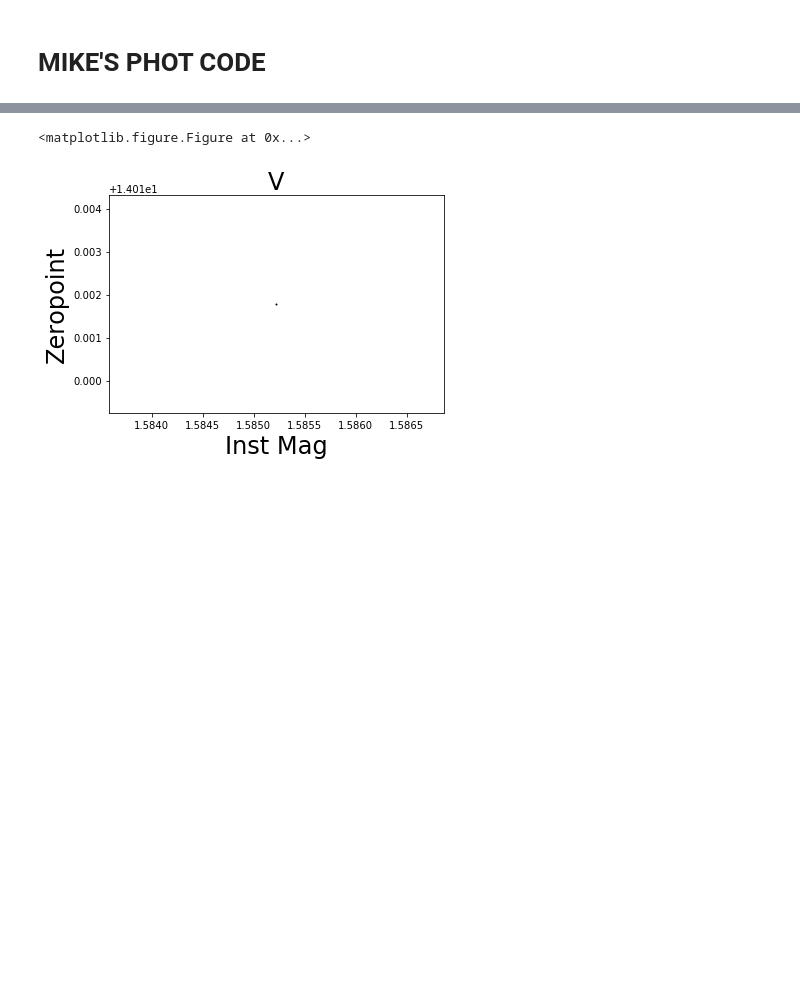
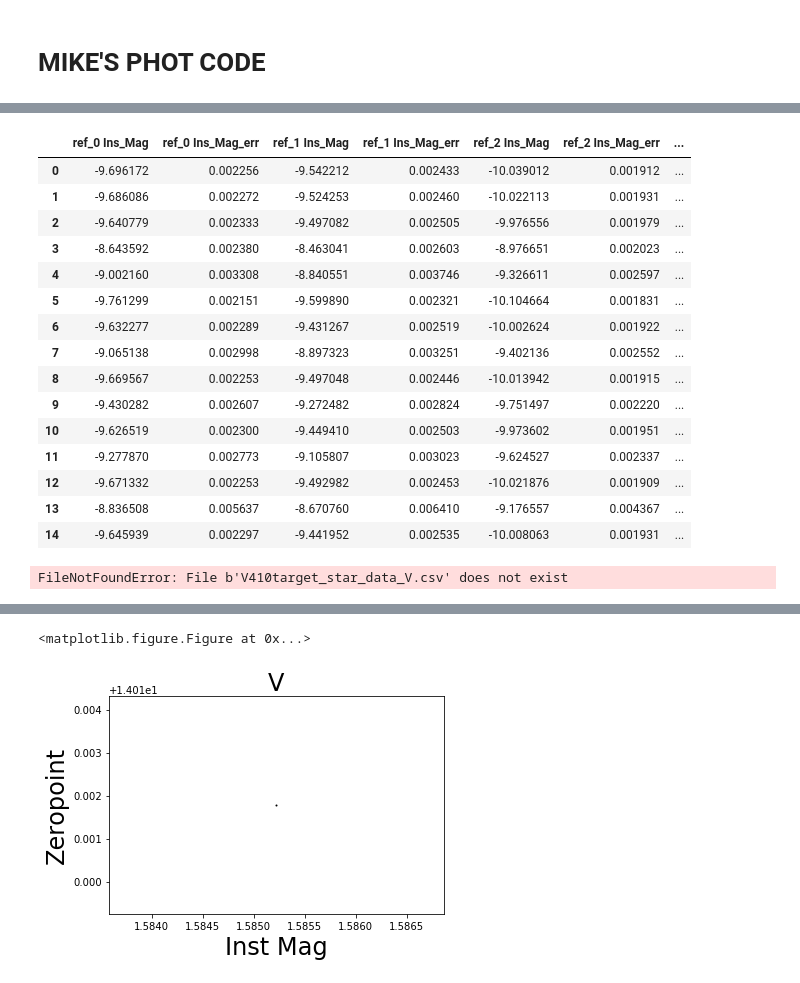
Before and after one commit to spacemira/Independent_Study_2018, a Jupyter notebook: Science2.ipynb, the cells around one changed output, grey strips where cells are left out. Saved outputs shown, nothing was run; the diff lists cells and outputs as text; code cells hidden in the pictures; blank space fills up the shorter version.

```diff
--- a/Science2.ipynb
+++ b/Science2.ipynb
@@ -28,12 +33,14 @@ from photutils import DAOStarFinder,aperture_photometry, CircularAperture, Circu
 # %%
 direct = os.getcwd()
 field = 'V410'
+year = '2018'
+
 if field in ('V410', 'HL Tau'):
     fieldname = field
 else:
     fieldname = 'Std/HG87'
 
-image = glob.glob(direct+'/Data/'+field+'*coord*.fit*') #image with coordinates
+image = glob.glob(direct+'/Data/'+field+'*'+year+'*coord*.fit*') #image with coordinates
 
 datadir = direct+'/Data/'
 
@@ -773,0 +899,31 @@ AIJ_form.to_csv(field+'_'+filtname+'_AIJ.csv')
+# %%
+ref_stars[ref_ins_col]
+# %% [output]
+|  | ref_0 Ins_Mag | ref_0 Ins_Mag_err | ref_1 Ins_Mag | ref_1 Ins_Mag_err | ref_2 Ins_Mag | ref_2 Ins_Mag_err | ... |
+| 0 | -9.696172 | 0.002256 | -9.542212 | 0.002433 | -10.039012 | 0.001912 | ... |
+| 1 | -9.686086 | 0.002272 | -9.524253 | 0.002460 | -10.022113 | 0.001931 | ... |
+| 2 | -9.640779 | 0.002333 | -9.497082 | 0.002505 | -9.976556 | 0.001979 | ... |
+| 3 | -8.643592 | 0.002380 | -8.463041 | 0.002603 | -8.976651 | 0.002023 | ... |
+| 4 | -9.002160 | 0.003308 | -8.840551 | 0.003746 | -9.326611 | 0.002597 | ... |
+| 5 | -9.761299 | 0.002151 | -9.599890 | 0.002321 | -10.104664 | 0.001831 | ... |
+| 6 | -9.632277 | 0.002289 | -9.431267 | 0.002519 | -10.002624 | 0.001922 | ... |
+| 7 | -9.065138 | 0.002998 | -8.897323 | 0.003251 | -9.402136 | 0.002552 | ... |
+| 8 | -9.669567 | 0.002253 | -9.497048 | 0.002446 | -10.013942 | 0.001915 | ... |
+| 9 | -9.430282 | 0.002607 | -9.272482 | 0.002824 | -9.751497 | 0.002220 | ... |
+| 10 | -9.626519 | 0.002300 | -9.449410 | 0.002503 | -9.973602 | 0.001951 | ... |
+| 11 | -9.277870 | 0.002773 | -9.105807 | 0.003023 | -9.624527 | 0.002337 | ... |
+| 12 | -9.671332 | 0.002253 | -9.492982 | 0.002453 | -10.021876 | 0.001909 | ... |
+| 13 | -8.836508 | 0.005637 | -8.670760 | 0.006410 | -9.176557 | 0.004367 | ... |
+| 14 | -9.645939 | 0.002297 | -9.441952 | 0.002535 | -10.008063 | 0.001931 | ... |
+# %%
+filters = ['V','R','I']
+coul = 'g','y','r'
+for ind, filt in enumerate(filters):
+    tar_stars = pd.read_csv('V410target_star_data_'+filt+year'.csv')
+    for n in range(0,len(tar_ind)):
+        fig, ax = plt.subplots()
+        plt.errorbar(tar_AIJ['J.D.-240000'],tar_AIJ['tar_'+str(n)+'_cal_mag'],yerr=tar_AIJ['tar_'+str(n)+'_cal_mag_err'],fmt='o',color=coul[ind])
+        plt.title(tar_name[n]+' '+filt)
+        #plt.errorbar(tar_AIJ['J.D.-240000'],mean_ref,yerr=tar_AIJ['tar_'+str(n)+'_cal_mag_err'],fmt='o',marker='*',markersize=15,linestyle='None')
+# %% [output]
+FileNotFoundError: File b'V410target_star_data_V.csv' does not exist
```
Also changed, not shown: parts of 37 cells of this notebook, 1 other file.
